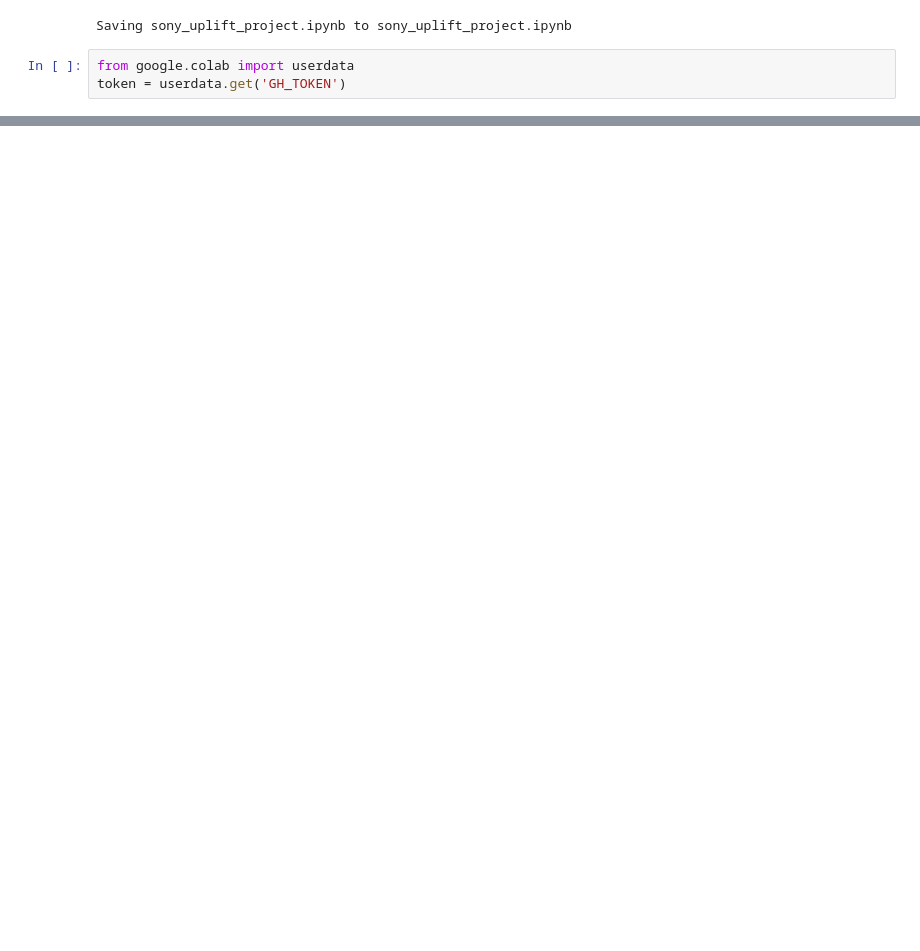
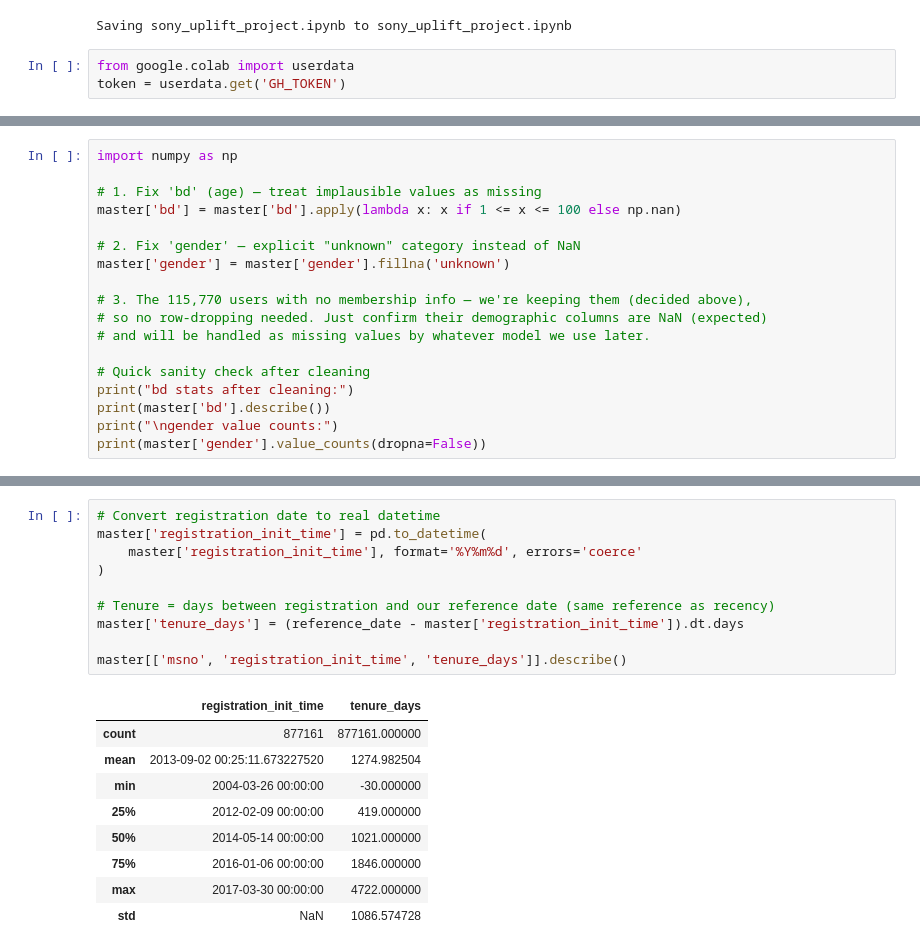
Before and after one commit to shreyraveshia/ott-causal-uplift-modeling, a Jupyter notebook: notebooks/uplift_modeling_project.ipynb, the cells around one changed output, grey strips where cells are left out. Drawn from its saved outputs; the diff is of its cells as text; blank space fills up the shorter version.

```diff
--- a/notebooks/uplift_modeling_project.ipynb
+++ b/notebooks/uplift_modeling_project.ipynb
@@ -125,0 +337,18 @@ token = userdata.get('GH_TOKEN')
+# %%
+import numpy as np
+
+# 1. Fix 'bd' (age) — treat implausible values as missing
+master['bd'] = master['bd'].apply(lambda x: x if 1 <= x <= 100 else np.nan)
+
+# 2. Fix 'gender' — explicit "unknown" category instead of NaN
+master['gender'] = master['gender'].fillna('unknown')
+
+# 3. The 115,770 users with no membership info — we're keeping them (decided above),
+# so no row-dropping needed. Just confirm their demographic columns are NaN (expected)
+# and will be handled as missing values by whatever model we use later.
+
+# Quick sanity check after cleaning
+print("bd stats after cleaning:")
+print(master['bd'].describe())
+print("\ngender value counts:")
+print(master['gender'].value_counts(dropna=False))
@@ -125,0 +385,20 @@ token = userdata.get('GH_TOKEN')
+# %%
+# Convert registration date to real datetime
+master['registration_init_time'] = pd.to_datetime(
+    master['registration_init_time'], format='%Y%m%d', errors='coerce'
+)
+
+# Tenure = days between registration and our reference date (same reference as recency)
+master['tenure_days'] = (reference_date - master['registration_init_time']).dt.days
+
+master[['msno', 'registration_init_time', 'tenure_days']].describe()
+# %% [output]
+|  | registration_init_time | tenure_days |
+| count | 877161 | 877161.000000 |
+| mean | 2013-09-02 00:25:11.673227520 | 1274.982504 |
+| min | 2004-03-26 00:00:00 | -30.000000 |
+| 25% | 2012-02-09 00:00:00 | 419.000000 |
+| 50% | 2014-05-14 00:00:00 | 1021.000000 |
+| 75% | 2016-01-06 00:00:00 | 1846.000000 |
+| max | 2017-03-30 00:00:00 | 4722.000000 |
+| std | NaN | 1086.574728 |
```
Also changed, not shown: parts of 30 cells of this notebook.
